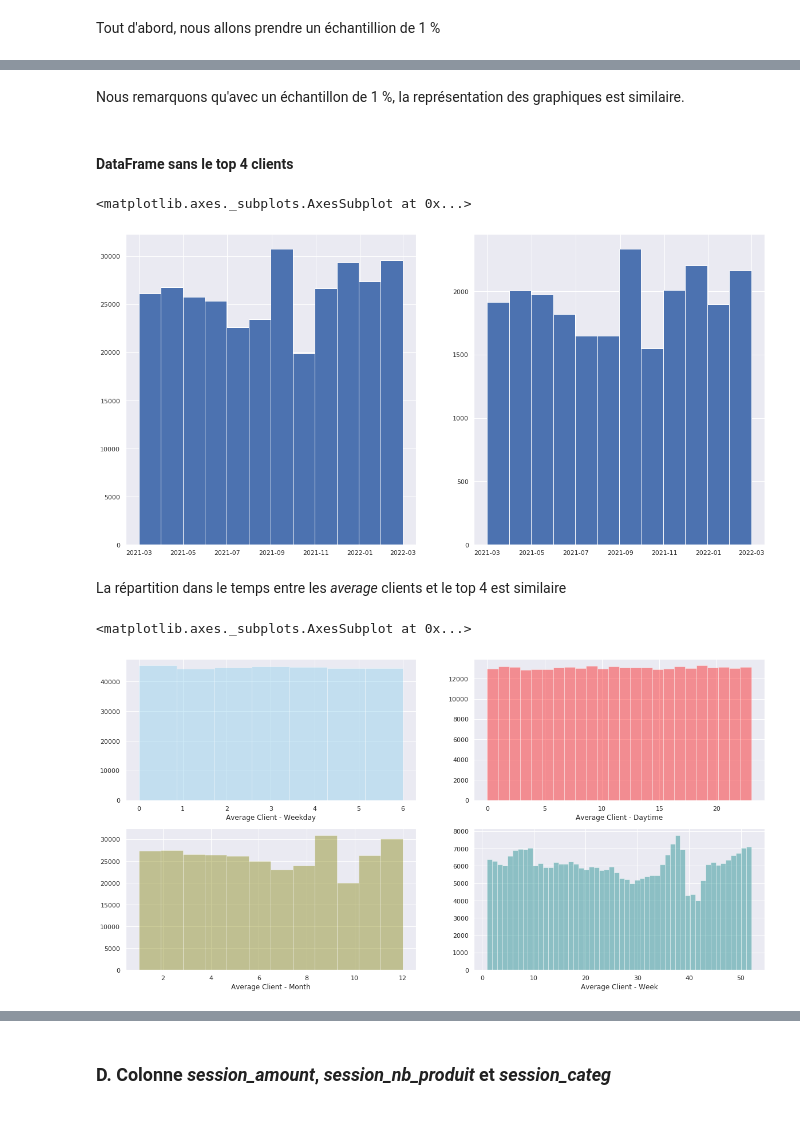
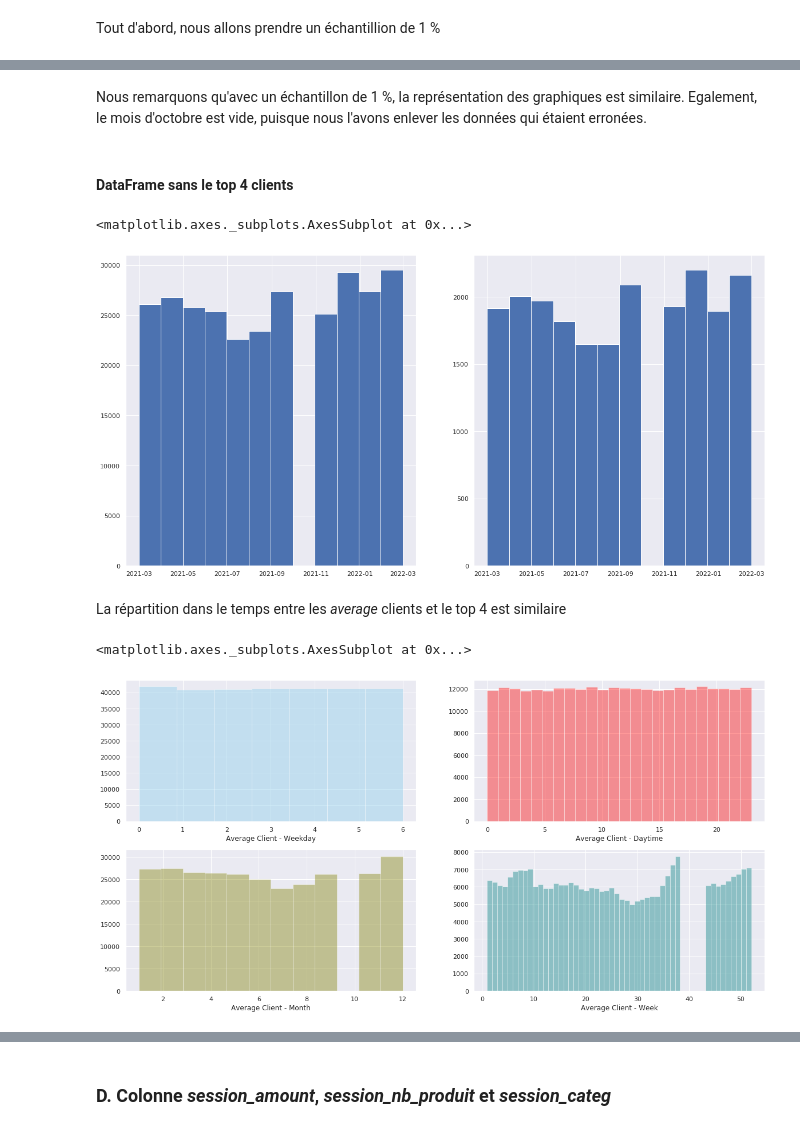
Before and after one commit to FranckDELRUE/OCR-Project-4-DAn, a Jupyter notebook: Project 4.ipynb, the cells around one changed output, grey strips where cells are left out. Cells and saved outputs as stored; diff of their text form; code cells hidden in the pictures.

```diff
--- a/Project 4.ipynb
+++ b/Project 4.ipynb
@@ -384,3 +420,11 @@ df_transactions = df_transactions.merge(df_transactions.groupby('session_id')['c
+# %%
+df_transactions = df_transactions.merge(df_transactions.groupby('id_prod').count()['price'].reset_index(name = 'book_total_sold'), how='left', on='id_prod')
+# %%
+df_transactions = df_transactions.merge(df_transactions.groupby('id_prod').count()['price'].rank(ascending = False).reset_index(name = 'book_rank_sold'), how='left', on='id_prod')
+# %%
+df_transactions = df_transactions.merge(df_transactions.groupby('id_prod').sum()['price'].reset_index(name = 'book_total_price'), how='left', on='id_prod')
+# %%
+df_transactions = df_transactions.merge(df_transactions.groupby('id_prod').sum()['price'].rank(ascending = False).reset_index(name = 'book_rank_price'), how='left', on='id_prod')
 # %% [markdown]
 ### C. Test Unitaire
 # %%
@@ -660,24 +689,24 @@ sns.distplot(df_transactions_sample['week'], axlabel='Sample - Week', color="tea
 # %% [markdown]
-Nous remarquons qu'avec un échantillon de 1 %, la représentation des graphiques est similaire.
+Nous remarquons qu'avec un échantillon de 1 %, la représentation des graphiques est similaire. Egalement, le mois d'octobre est vide, puisque nous l'avons enlever les données qui étaient erronées.
 # %% [markdown]
 #### DataFrame sans le top 4 clients
 # %%
 fig, axes = plt.subplots(1, 2, figsize=(20, 10))
-df_transactions_wo_top4client['date'].hist(bins = 12, ax=axes[0])
-df_transactions_w_top4client['date'].hist(bins = 12, ax=axes[1])
+df_transactions[df_transactions['rang'] > 4]['date'].hist(bins = 12, ax=axes[0])
+df_transactions[df_transactions['rang'] < 5]['date'].hist(bins = 12, ax=axes[1])
 # %% [output]
 <matplotlib.axes._subplots.AxesSubplot at 0x...>
-[figure, old version]
+[figure, new version]
 # %% [markdown]
 La répartition dans le temps entre les *average* clients et le top 4 est similaire
 # %%
 f, axes = plt.subplots(2, 2, figsize=(20, 10))
-sns.distplot(df_transactions_wo_top4client['weekday'], axlabel='Average Client - Weekday', color="skyblue", kde=False, bins=7, ax=axes[0, 0])
-sns.distplot(df_transactions_wo_top4client['daytime'], axlabel='Average Client - Daytime', color="red", kde=False, bins=24, ax=axes[0, 1])
-sns.distplot(df_transactions_wo_top4client['month'], axlabel='Average Client - Month', color="olive", kde=False, bins=12, ax=axes[1, 0])
-sns.distplot(df_transactions_wo_top4client['week'], axlabel='Average Client - Week', color="teal", kde=False, bins=52, ax=axes[1, 1])
+sns.distplot(df_transactions[df_transactions['rang'] > 4]['weekday'], axlabel='Average Client - Weekday', color="skyblue", kde=False, bins=7, ax=axes[0, 0])
+sns.distplot(df_transactions[df_transactions['rang'] > 4]['daytime'], axlabel='Average Client - Daytime', color="red", kde=False, bins=24, ax=axes[0, 1])
+sns.distplot(df_transactions[df_transactions['rang'] > 4]['month'], axlabel='Average Client - Month', color="olive", kde=False, bins=12, ax=axes[1, 0])
+sns.distplot(df_transactions[df_transactions['rang'] > 4]['week'], axlabel='Average Client - Week', color="teal", kde=False, bins=52, ax=axes[1, 1])
 # %% [output]
 <matplotlib.axes._subplots.AxesSubplot at 0x...>
-[figure, old version]
+[figure, new version]
 # %%
 f, axes = plt.subplots(2, 2, figsize=(20, 10))
```
Also changed, not shown: parts of 136 cells of this notebook.
